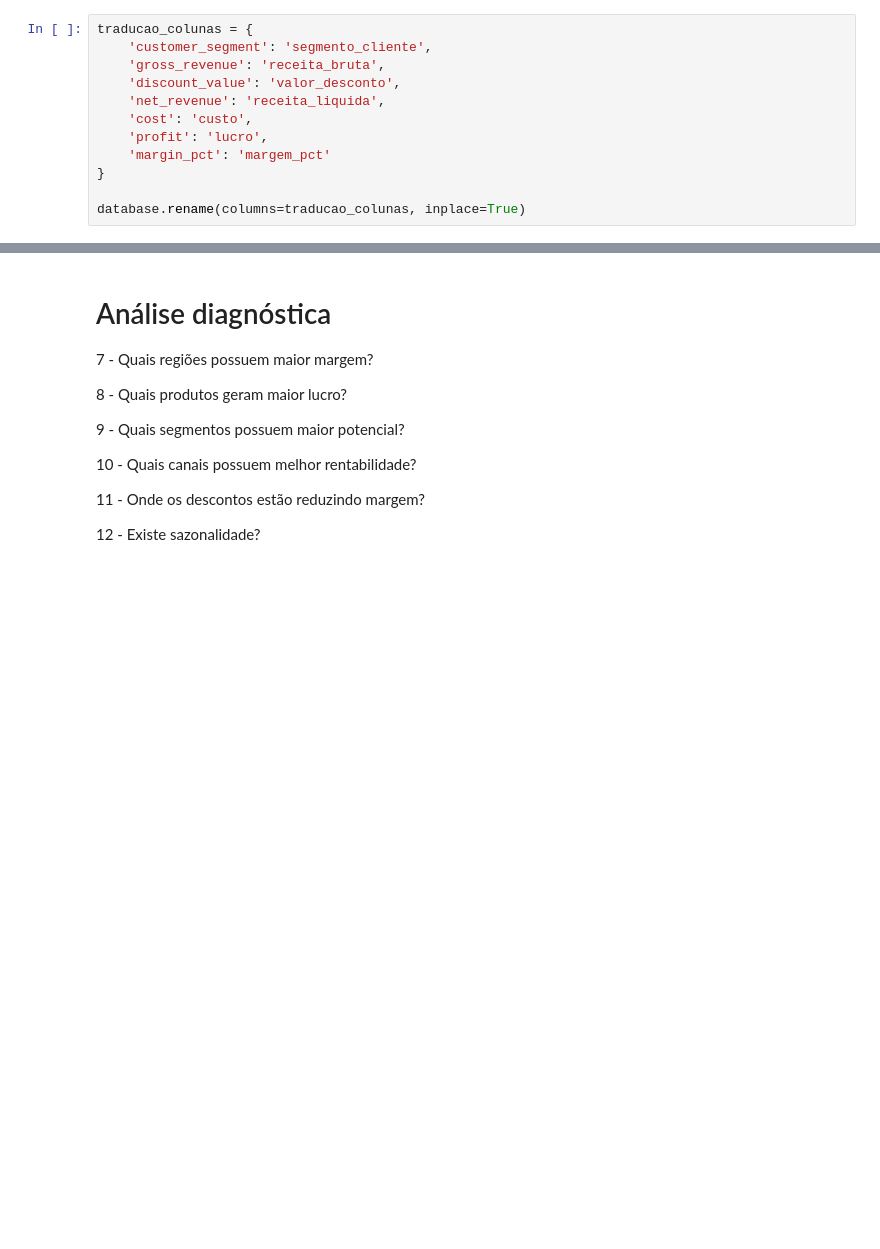
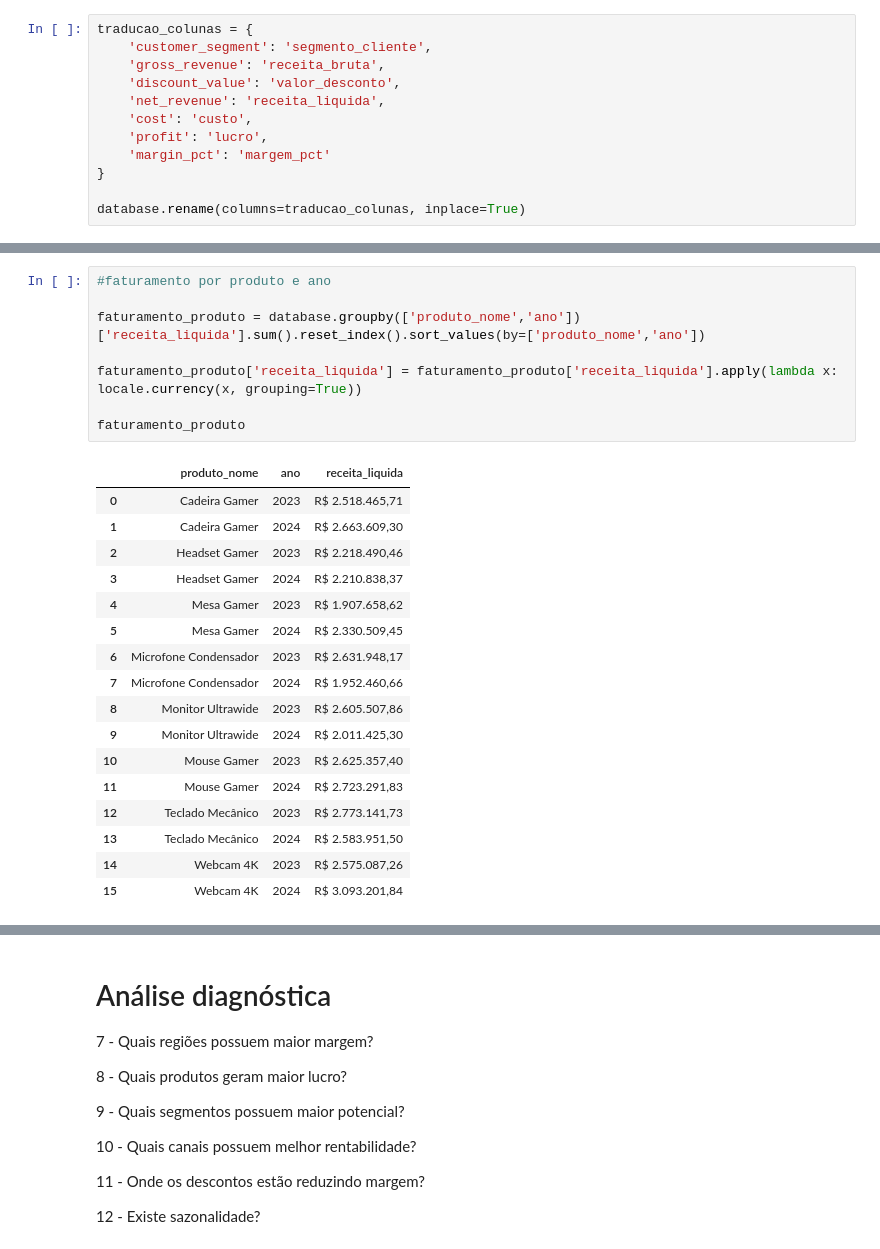
Before and after one commit to Jjunior112/sales-analyses-project, a Jupyter notebook: notebooks/sales_analyses.ipynb, the cells around one changed output, grey strips where cells are left out. Cells and saved outputs as stored; diff of their text form; blank space fills up the shorter version.

```diff
--- a/notebooks/sales_analyses.ipynb
+++ b/notebooks/sales_analyses.ipynb
@@ -182,0 +348,26 @@ database.head()
+# %%
+#faturamento por produto e ano
+
+faturamento_produto = database.groupby(['produto_nome','ano'])['receita_liquida'].sum().reset_index().sort_values(by=['produto_nome','ano'])
+
+faturamento_produto['receita_liquida'] = faturamento_produto['receita_liquida'].apply(lambda x: locale.currency(x, grouping=True))
+
+faturamento_produto
+# %% [output]
+|  | produto_nome | ano | receita_liquida |
+| 0 | Cadeira Gamer | 2023 | R$ 2.518.465,71 |
+| 1 | Cadeira Gamer | 2024 | R$ 2.663.609,30 |
+| 2 | Headset Gamer | 2023 | R$ 2.218.490,46 |
+| 3 | Headset Gamer | 2024 | R$ 2.210.838,37 |
+| 4 | Mesa Gamer | 2023 | R$ 1.907.658,62 |
+| 5 | Mesa Gamer | 2024 | R$ 2.330.509,45 |
+| 6 | Microfone Condensador | 2023 | R$ 2.631.948,17 |
+| 7 | Microfone Condensador | 2024 | R$ 1.952.460,66 |
+| 8 | Monitor Ultrawide | 2023 | R$ 2.605.507,86 |
+| 9 | Monitor Ultrawide | 2024 | R$ 2.011.425,30 |
+| 10 | Mouse Gamer | 2023 | R$ 2.625.357,40 |
+| 11 | Mouse Gamer | 2024 | R$ 2.723.291,83 |
+| 12 | Teclado Mecânico | 2023 | R$ 2.773.141,73 |
+| 13 | Teclado Mecânico | 2024 | R$ 2.583.951,50 |
+| 14 | Webcam 4K | 2023 | R$ 2.575.087,26 |
+| 15 | Webcam 4K | 2024 | R$ 3.093.201,84 |
```
Also changed, not shown: parts of 19 cells of this notebook, 1 other file.
